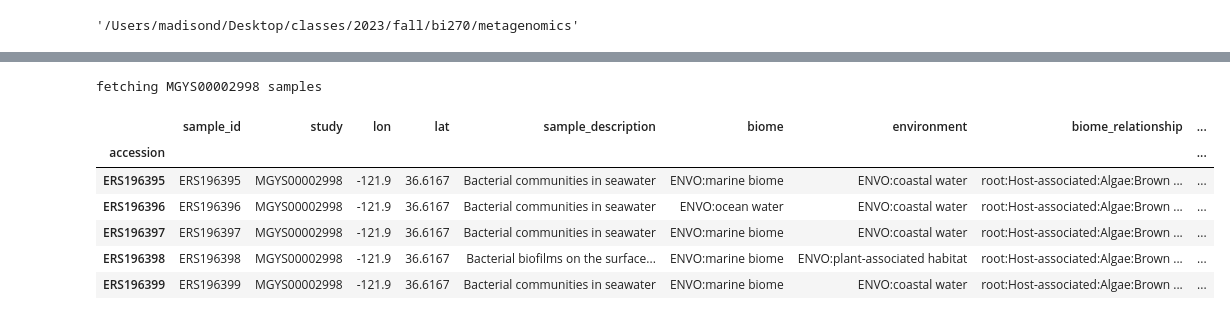
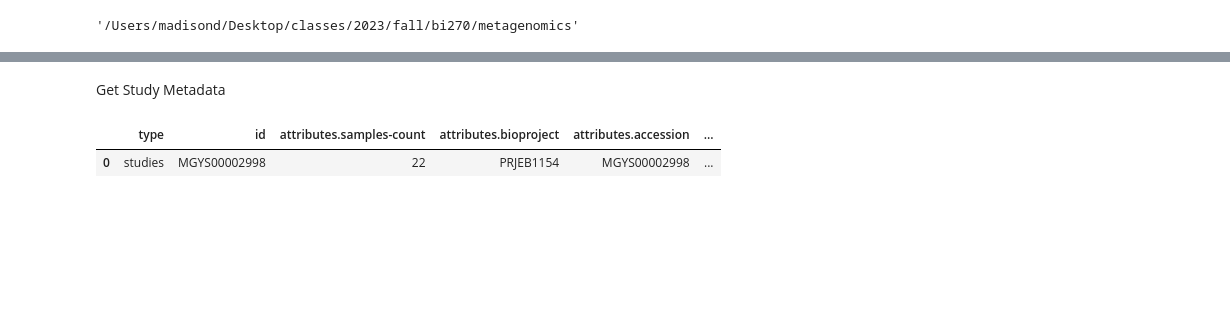
Before and after one commit to MDunitz/metagenomics, a Jupyter notebook: scripts/tutorial_test.ipynb, the cells around one changed output, grey strips where cells are left out. Saved outputs shown, nothing was run; the diff lists cells and outputs as text; code cells hidden in the pictures; blank space fills up the shorter version.

Commit message:
Successfully pulling in data and reformatting for diversity analysis

```diff
--- a/scripts/tutorial_test.ipynb
+++ b/scripts/tutorial_test.ipynb
@@ -8,25 +34,19 @@ os.getcwd()
 # %%
 
 import os
-from src.extract import fetch_metadata, fetch_study_data, get_sample_analyses, handle_analysis_summary, check_available_sample_analysis_data, get_data_file
+from src.extract import fetch_metadata, fetch_study_data, get_sample_analyses, handle_analysis_summary, check_available_sample_analysis_data, get_data_file, get_SSU_tsv_file_list_for_study, get_tsv_files
 from src.plot import add_data_to_map
+from src.transform import read_otu_tsv_file, build_otu_lookup_df, build_otu_count_df_and_lookup_df
 from src.todo import join_on_sample_id_sub_select_df_columns, set_row_color_by_term_presence
-endpoint = "studies/MGYS00002998"
+study_id = "MGYS00002998"
+endpoint = f"studies/{study_id}"
 api_root = "https://www.ebi.ac.uk/metagenomics/api/v1/"
+# %% [markdown]
+Get Study Metadata
 # %%
 
 study_metadata = fetch_metadata(endpoint, api_root)
 study_metadata
-study_samples = fetch_study_data(api_root, study_metadata)
-study_samples
-study_samples_subset = study_samples[:5]
-study_samples_subset
 # %% [output]
-fetching MGYS00002998 samples
-|  | sample_id | study | lon | lat | sample_description | biome | environment | biome_relationship | ... |
-| accession |  |  |  |  |  |  |  |  | ... |
-| ERS196395 | ERS196395 | MGYS00002998 | -121.9 | 36.6167 | Bacterial communities in seawater | ENVO:marine biome | ENVO:coastal water | root:Host-associated:Algae:Brown ... | ... |
-| ERS196396 | ERS196396 | MGYS00002998 | -121.9 | 36.6167 | Bacterial communities in seawater | ENVO:ocean water | ENVO:coastal water | root:Host-associated:Algae:Brown ... | ... |
-| ERS196397 | ERS196397 | MGYS00002998 | -121.9 | 36.6167 | Bacterial communities in seawater | ENVO:marine biome | ENVO:coastal water | root:Host-associated:Algae:Brown ... | ... |
-| ERS196398 | ERS196398 | MGYS00002998 | -121.9 | 36.6167 | Bacterial biofilms on the surface... | ENVO:marine biome | ENVO:plant-associated habitat | root:Host-associated:Algae:Brown ... | ... |
-| ERS196399 | ERS196399 | MGYS00002998 | -121.9 | 36.6167 | Bacterial communities in seawater | ENVO:marine biome | ENVO:coastal water | root:Host-associated:Algae:Brown ... | ... |
+|  | type | id | attributes.samples-count | attributes.bioproject | attributes.accession | ... |
+| 0 | studies | MGYS00002998 | 22 | PRJEB1154 | MGYS00002998 | ... |
```
Also changed, not shown: parts of 24 cells of this notebook, 4 other files.
